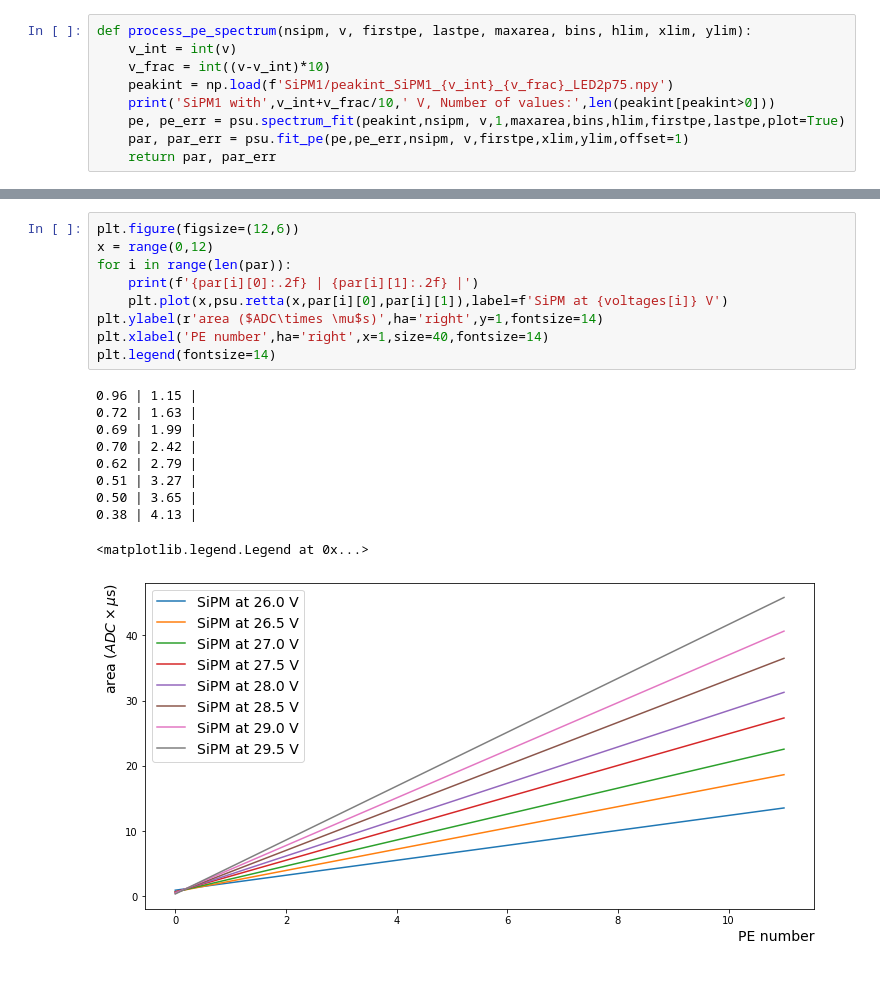
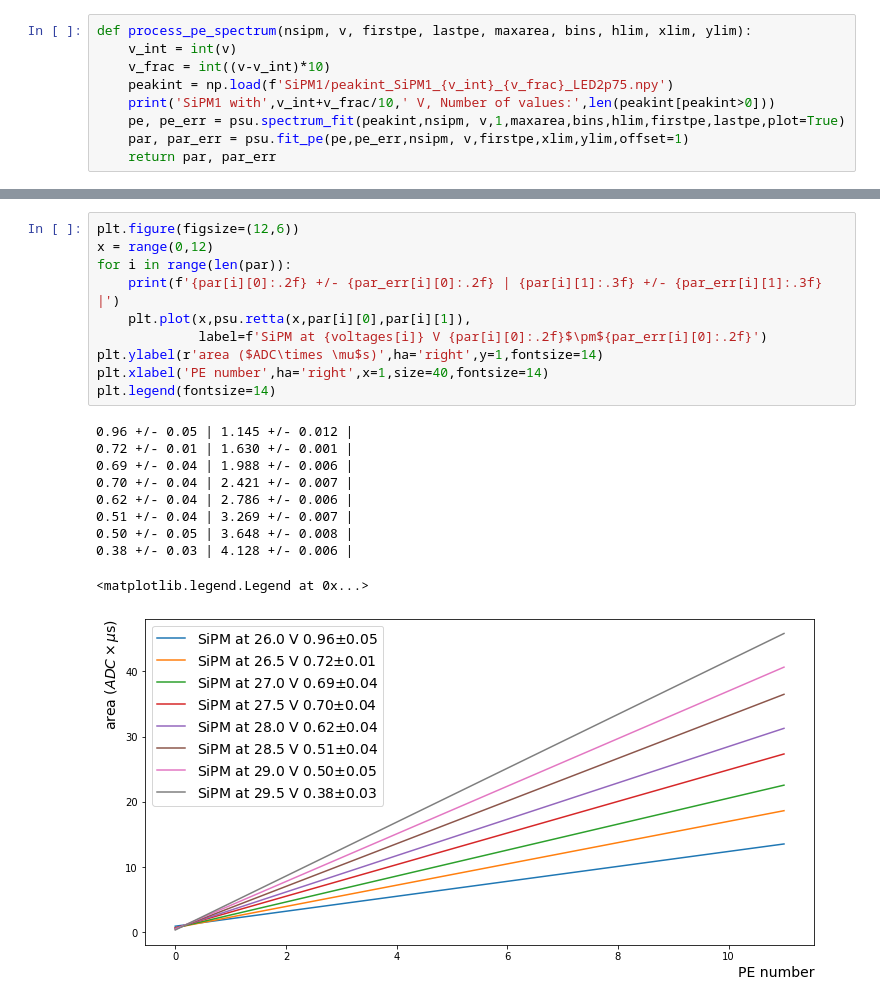
Before and after one commit to valerioda/abalone, a Jupyter notebook: process_sipm1_calibration.ipynb, the cells around one changed output, grey strips where cells are left out. Saved outputs shown, nothing was run; the diff lists cells and outputs as text.

```diff
--- a/process_sipm1_calibration.ipynb
+++ b/process_sipm1_calibration.ipynb
@@ -111,20 +118,21 @@ PE 8 at 33.43 +/- 0.04 ADC x us
 # %%
 plt.figure(figsize=(12,6))
 x = range(0,12)
 for i in range(len(par)):
-    print(f'{par[i][0]:.2f} | {par[i][1]:.2f} |')
-    plt.plot(x,psu.retta(x,par[i][0],par[i][1]),label=f'SiPM at {voltages[i]} V')
+    print(f'{par[i][0]:.2f} +/- {par_err[i][0]:.2f} | {par[i][1]:.3f} +/- {par_err[i][1]:.3f} |')
+    plt.plot(x,psu.retta(x,par[i][0],par[i][1]),
+             label=f'SiPM at {voltages[i]} V {par[i][0]:.2f}$\pm${par_err[i][0]:.2f}')
 plt.ylabel(r'area ($ADC\times \mu$s)',ha='right',y=1,fontsize=14)
 plt.xlabel('PE number',ha='right',x=1,size=40,fontsize=14)
 plt.legend(fontsize=14)
 # %% [output]
-0.96 | 1.15 |
-0.72 | 1.63 |
-0.69 | 1.99 |
-0.70 | 2.42 |
-0.62 | 2.79 |
-0.51 | 3.27 |
-0.50 | 3.65 |
-0.38 | 4.13 |
+0.96 +/- 0.05 | 1.145 +/- 0.012 |
+0.72 +/- 0.01 | 1.630 +/- 0.001 |
+0.69 +/- 0.04 | 1.988 +/- 0.006 |
+0.70 +/- 0.04 | 2.421 +/- 0.007 |
+0.62 +/- 0.04 | 2.786 +/- 0.006 |
+0.51 +/- 0.04 | 3.269 +/- 0.007 |
+0.50 +/- 0.05 | 3.648 +/- 0.008 |
+0.38 +/- 0.03 | 4.128 +/- 0.006 |
 <matplotlib.legend.Legend at 0x...>
-[figure, old version]
+[figure, new version]
```
Also changed, not shown: parts of 1 cell of this notebook, 1 other file.
